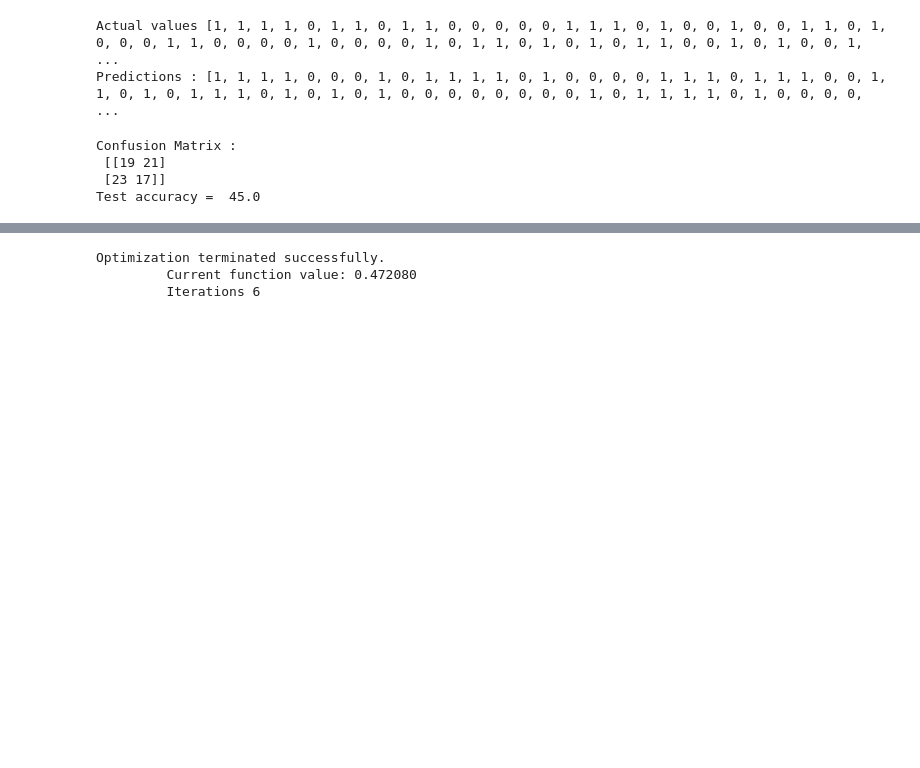
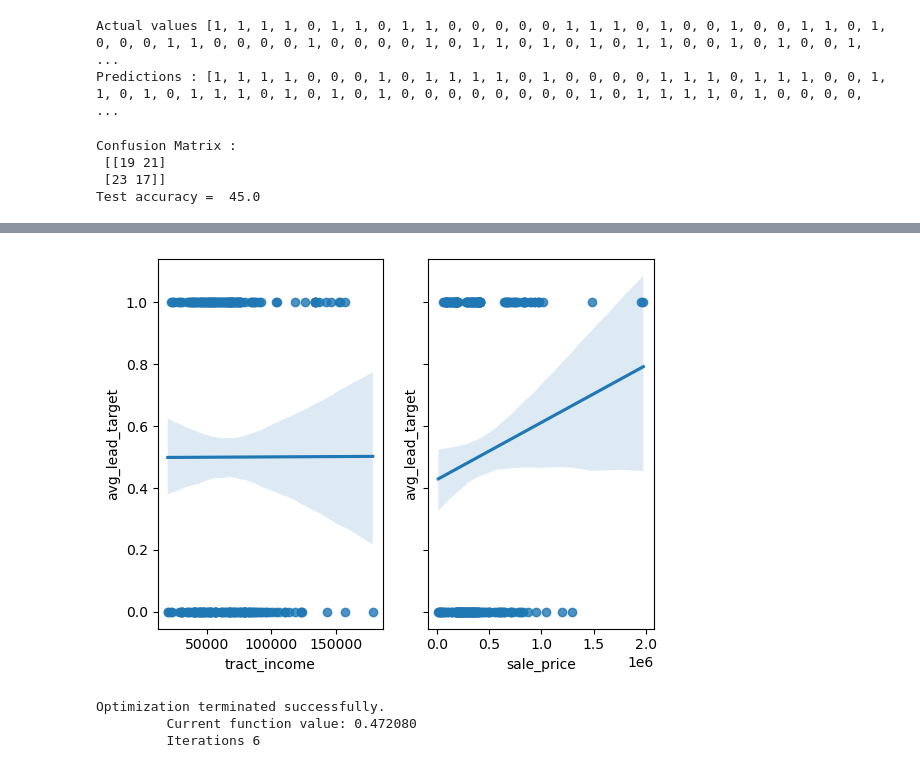
Before and after one commit to jacobhthomas/LeadWater, a Jupyter notebook: lr_smote.ipynb, the cells around one changed output, grey strips where cells are left out. Cells and saved outputs as stored; diff of their text form; code cells hidden in the pictures; blank space fills up the shorter version.

```diff
--- a/lr_smote.ipynb
+++ b/lr_smote.ipynb
@@ -155,3 +167,11 @@ Test accuracy =  45.0
+# %%
+# partial regression plots
+fig, axs = plt.subplots(1, 2, sharey=True)
+sns.regplot(x='tract_income', y='avg_lead_target', data=resampled_df, ax=axs[0])
+sns.regplot(x='sale_price', y='avg_lead_target', data=resampled_df, ax=axs[1])
+plt.show()
+# %% [output]
+[figure, added]
 # %%
 log_reg_reduced = smf.logit(formula='avg_lead_target ~ sale_price', data=df_full1).fit()
 # %% [output]
```
Also changed, not shown: parts of 4 cells of this notebook.
